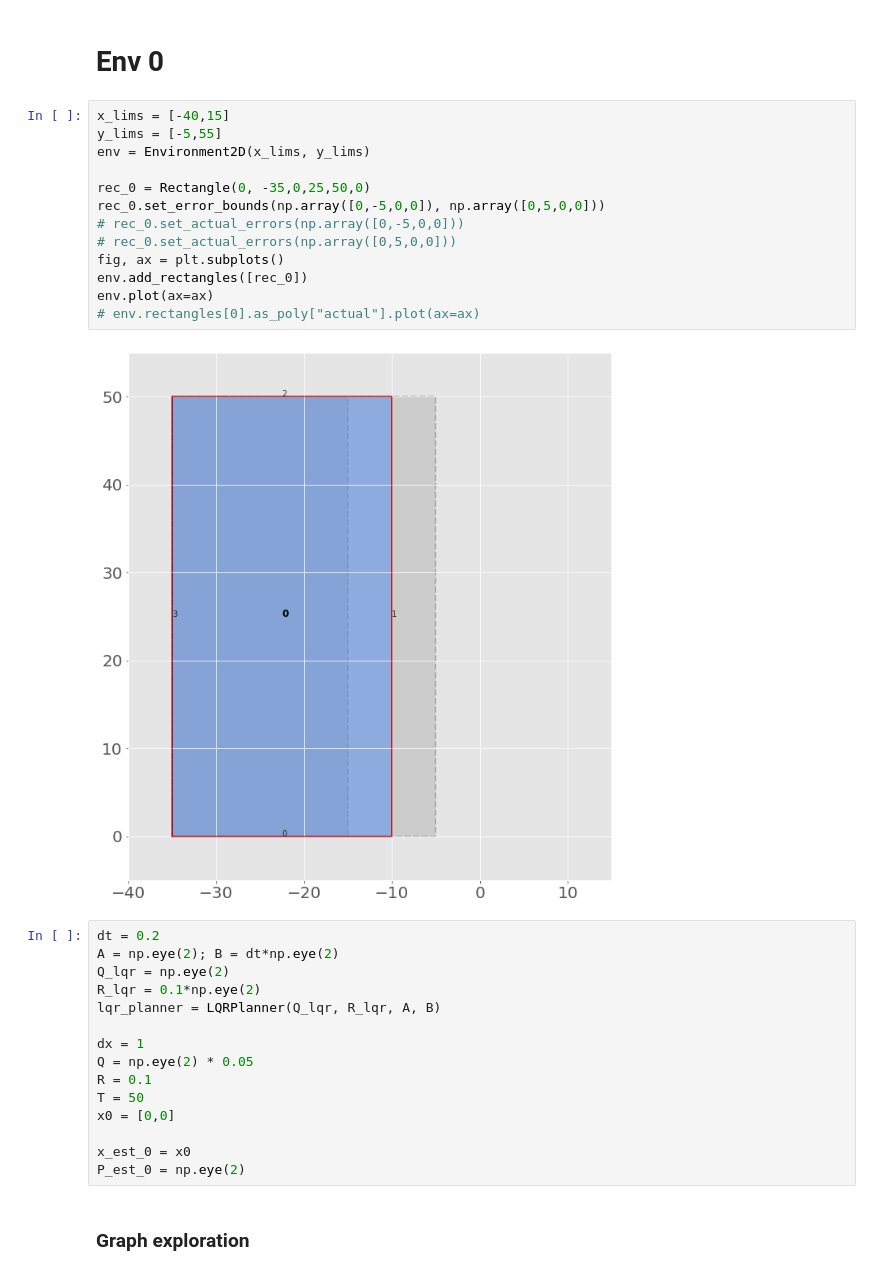
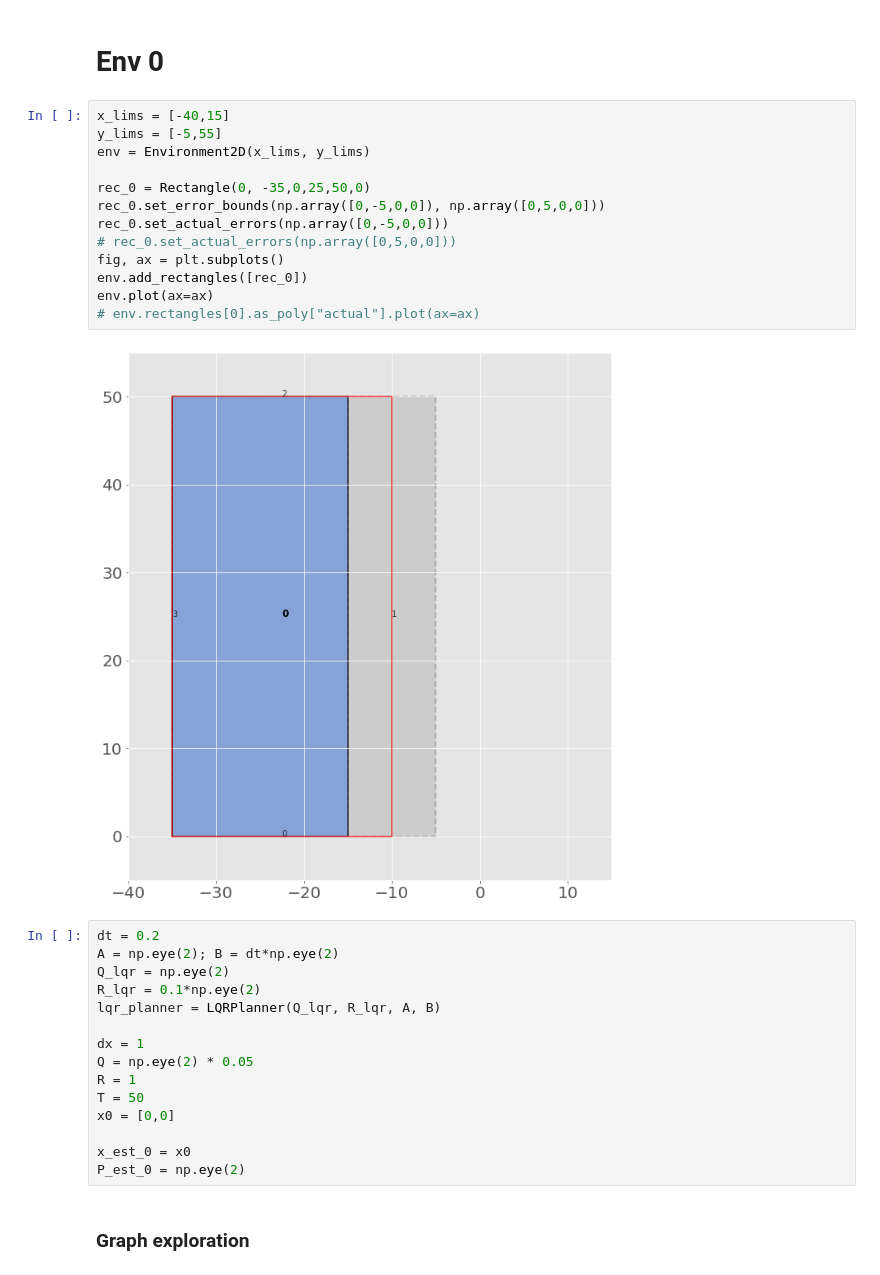
Before and after one commit to zhangvwk/planning-with-map-errors, a Jupyter notebook: environment_examples.ipynb, the cells around one changed output. Cells and saved outputs as stored; diff of their text form.

```diff
--- a/environment_examples.ipynb
+++ b/environment_examples.ipynb
@@ -28,18 +28,18 @@ import polytope as pc
 # %%
 x_lims = [-40,15]
 y_lims = [-5,55]
 env = Environment2D(x_lims, y_lims)
 
 rec_0 = Rectangle(0, -35,0,25,50,0)
 rec_0.set_error_bounds(np.array([0,-5,0,0]), np.array([0,5,0,0]))
-# rec_0.set_actual_errors(np.array([0,-5,0,0]))
+rec_0.set_actual_errors(np.array([0,-5,0,0]))
 # rec_0.set_actual_errors(np.array([0,5,0,0]))
 fig, ax = plt.subplots()
 env.add_rectangles([rec_0])
 env.plot(ax=ax)
 # env.rectangles[0].as_poly["actual"].plot(ax=ax)
 # %% [output]
-[figure, old version]
+[figure, new version]
 # %%
 dt = 0.2
 A = np.eye(2); B = dt*np.eye(2)
@@ -49,7 +49,7 @@ lqr_planner = LQRPlanner(Q_lqr, R_lqr, A, B)
 
 dx = 1
 Q = np.eye(2) * 0.05
-R = 0.1
+R = 1
 T = 50
 x0 = [0,0]
 
```
Also changed, not shown: parts of 7 cells of this notebook, 3 other files.
